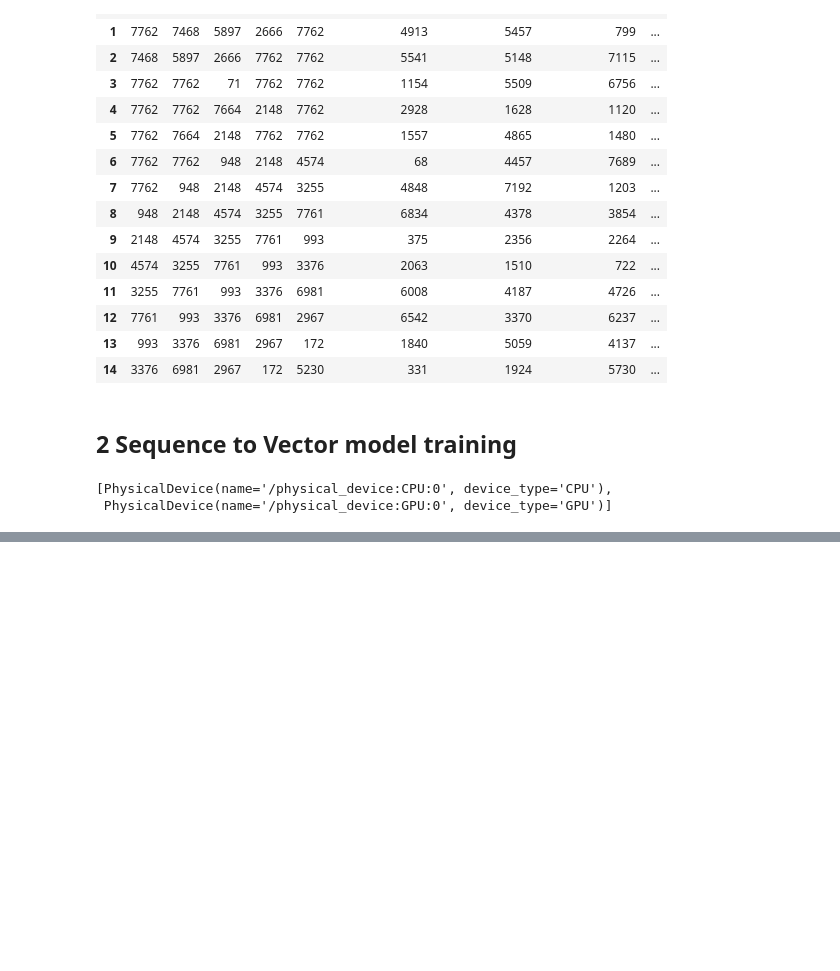
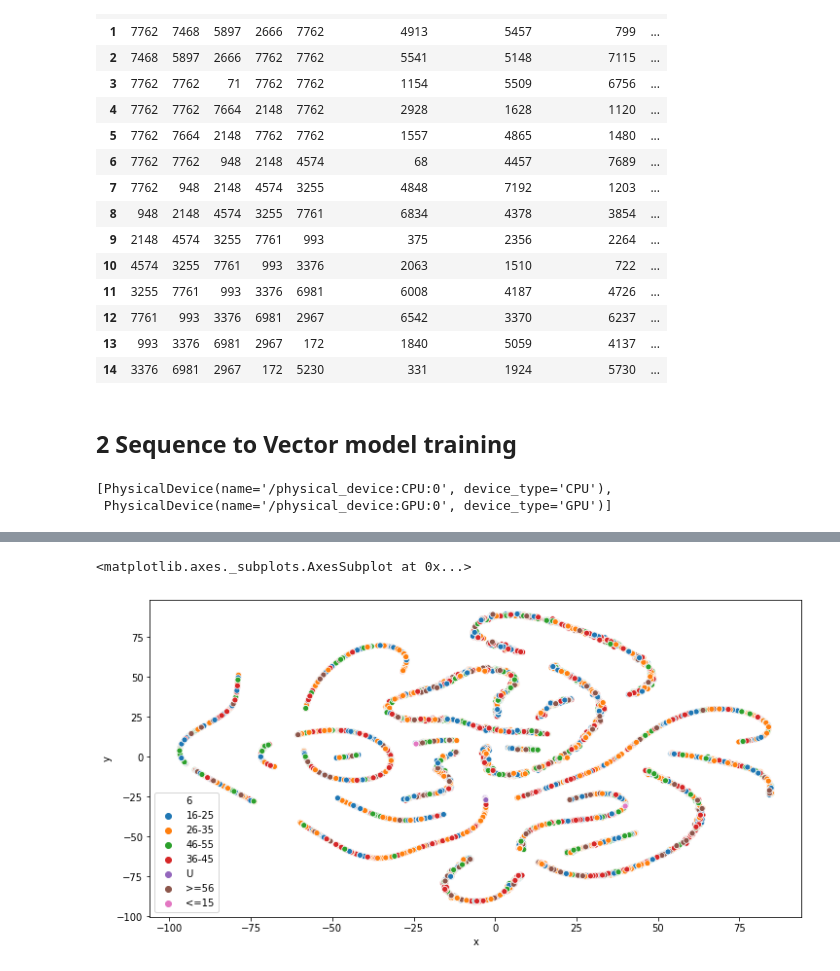
Before and after one commit to PosterStevens/20Spring, a Jupyter notebook: main.ipynb, the cells around one changed output, grey strips where cells are left out. Cells and saved outputs as stored; diff of their text form; code cells hidden in the pictures; blank space fills up the shorter version.

```diff
--- a/main.ipynb
+++ b/main.ipynb
@@ -276,0 +275,6 @@ array([[-0.02591123,  0.0259866 ,  0.02584474, -0.02598821,  0.02589874,
+# %%
+user_vectors = pd.DataFrame() # 初始化dataframe
+user_vectors['user'] = label_encoder.classes_ # 将user列设置为所有的users
+user_vectors['user_encoding'] = user_vectors['user'].apply(lambda x: label_encoder.transform([x])) # 将user列encoding
+
+user_vectors.head()
@@ -276,0 +295,6 @@ array([[-0.02591123,  0.0259866 ,  0.02584474, -0.02598821,  0.02589874,
+# %%
+user_vectors['vector'] = user_vectors['user_encoding'].apply(user2vec.to_vector) # 将user转为vector
+user_vectors.index = user_vectors['user'] # 设置user为index
+vectors = user_vectors['vector'].apply(lambda x: np.array(x).flatten()) # 将tf.Tensor转为np.ndarray，并且设置为一维
+
+user_vectors = pd.DataFrame(vectors.to_dict()).T
@@ -276,0 +319,11 @@ array([[-0.02591123,  0.0259866 ,  0.02584474, -0.02598821,  0.02589874,
+# %%
+tsne = TSNE(n_components=2)
+vec_tsne = tsne.fit_transform(user_vectors)
+# %%
+df_tsne_color = pd.DataFrame()
+df_tsne_color['user'] = user_vectors.index
+df_tsne_color = df_tsne_color['user'].str.split('__', expand=True)
+
+df_tsne_color['x'] = vec_tsne[:,0]
+df_tsne_color['y'] = vec_tsne[:,1]
+df_tsne_color
@@ -276,0 +344,6 @@ array([[-0.02591123,  0.0259866 ,  0.02584474, -0.02598821,  0.02589874,
+# %%
+plt.figure(figsize=(12, 6))
+sns.scatterplot(x='x', y='y', data=df_tsne_color, hue=6)
+# %% [output]
+<matplotlib.axes._subplots.AxesSubplot at 0x...>
+[figure, added]
```
Also changed, not shown: parts of 15 cells of this notebook.
